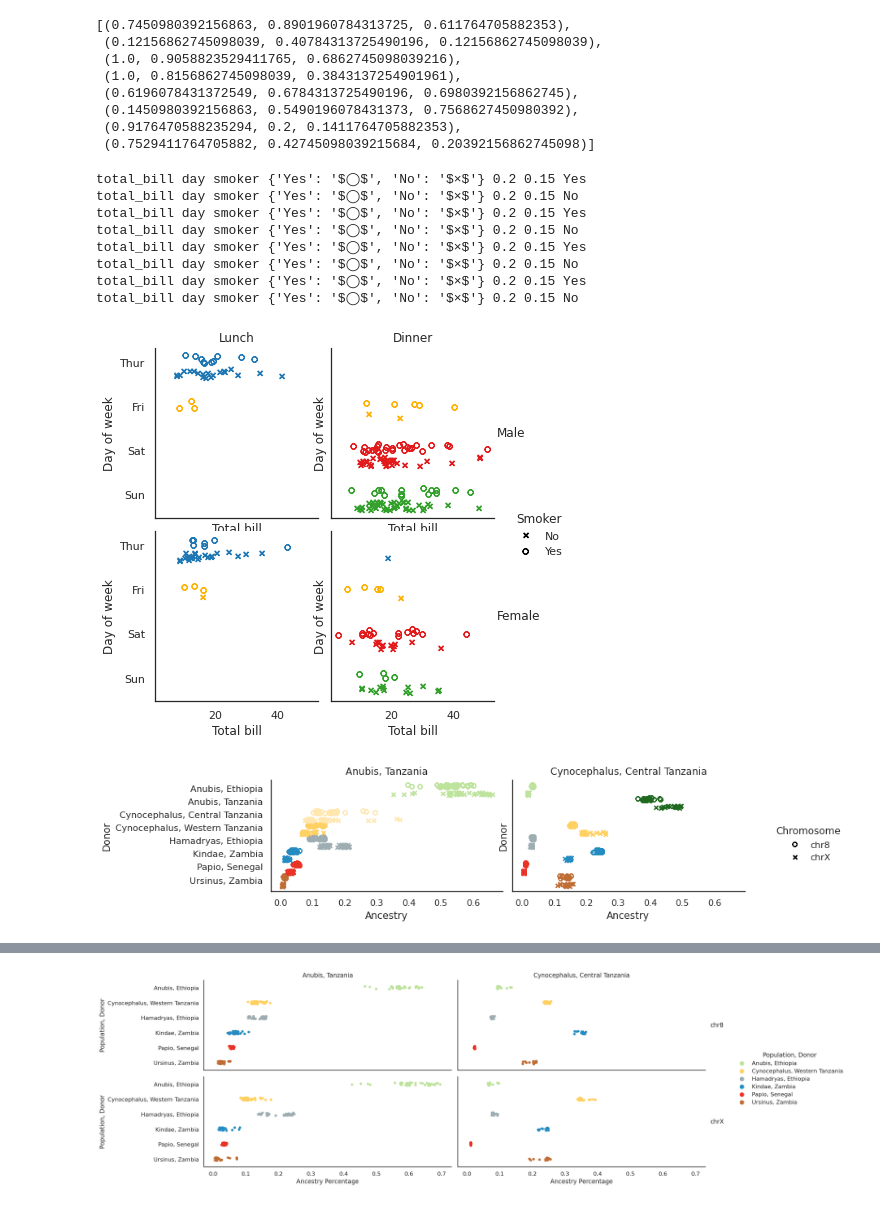
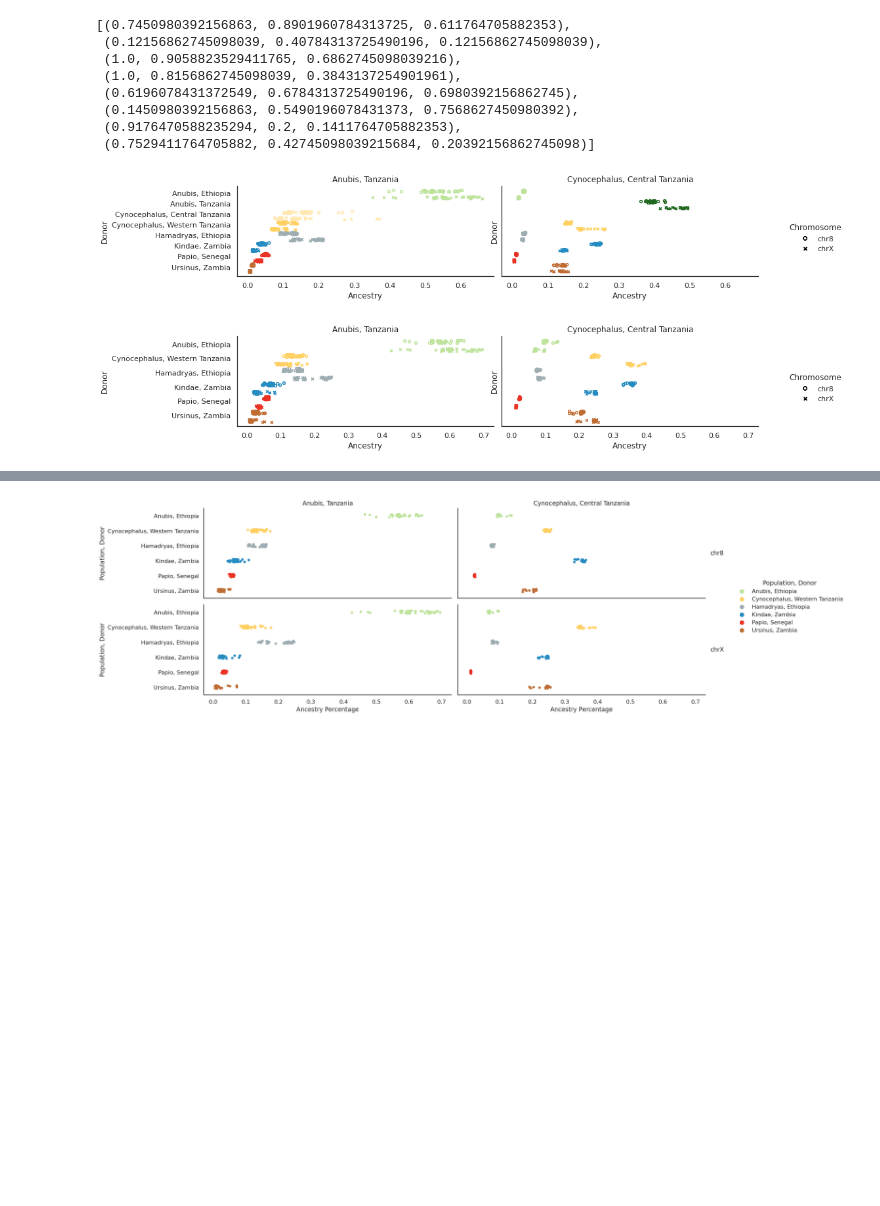
Before and after one commit to erikfogh/baboon_analysis, a Jupyter notebook: notebooks/paint11_fragment_counts.ipynb, the cells around one changed output, grey strips where cells are left out. Drawn from its saved outputs; the diff is of its cells as text; code cells hidden in the pictures; blank space fills up the shorter version.

Commit message:
Ancestry chr3

```diff
--- a/notebooks/paint11_fragment_counts.ipynb
+++ b/notebooks/paint11_fragment_counts.ipynb
@@ -400,65 +400,60 @@ mycols
  (0.9176470588235294, 0.2, 0.1411764705882353),
  (0.7529411764705882, 0.42745098039215684, 0.20392156862745098)]
 # %%
-tips = sns.load_dataset("tips")
+input_data = df_length_stats_8_ac
+input_data.chrom = input_data.chrom.astype("category")
+input_data["Population, Donor"] = input_data["Population, Donor"].astype("category")
 
-def fun(a, b, markercat, markers, jitter=0.2, dodge=0.15, label=None, data=None, **kwargs):
-    offsets = dict((zip(data[markercat].cat.categories, np.linspace(-1, 1, len(tips.smoker.cat.categories)))))
+def fun(a, b, markercat, markers, jitter=0.2, dodge=0.3, label=None, data=None, **kwargs):
+    offsets = dict((zip(data[markercat].cat.categories, np.linspace(-1, 1, len(data[markercat].cat.categories)))))
     colors = dict(zip(data[b].cat.categories.values, sns.color_palette()))
     ax = sns.stripplot(x=data[a], y=data[b],
                        palette=sns.color_palette(['white']),
                       )
     for name, group in data.groupby(b):
         sc = plt.scatter(group[a], np.array(
                         group[b].cat.codes.values) + \
                         jitter*np.random.random(size=len(group[b].cat.codes.values)) + \
                         offsets[label]*dodge,
                     color=colors[name],
-                    marker=markers[label], zorder=10)
+                    marker=markers[label], zorder=10, s=20)
 
-
-palette = sns.color_palette(['#1f78b4', '#FFB100', '#e31a1c', '#33a02c', "#8d9da3", '#b15928'])
-markers = {'Yes':"$\u25EF$", 'No':"$\u00D7$"}
+palette_subset = {key: color_dir[key] for key in sorted(input_data["Population, Donor"].unique())}
+palette = sns.color_palette(palette_subset.values())
+markers = {'chr8':"$\u25EF$", 'chrX':"$\u00D7$"}
 
 with sns.color_palette(palette):
-    g = sns.FacetGrid(col="time",  row="sex", hue='smoker', data=tips, margin_titles=True, legend_out=True)
-
-    g.map_dataframe(fun, "total_bill", "day",
-                    "smoker", markers # hue label and dictionary mapping "hues" to markers are required
+    g = sns.FacetGrid(col="Population, Recipient", hue="chrom", data=input_data,
+                      margin_titles=True, legend_out=True, aspect=2.5)
+    g.map_dataframe(fun, "Ancestry Percentage", "Population, Donor",
+                    "chrom", markers, data=input_data # hue label and dictionary mapping "hues" to markers are required
                    )
-
-    # nice labels:
+        # nice labels:
     for ax in g.axes.flat:
         plt.setp(ax.texts, text="") # remove the original texts, important to do this before setting titles
         g.set_titles(row_template = '{row_name}', col_template = '{col_name}')
     # axix labels and rotated labels (this has to be in a separate for-loop)
     for ax in g.axes.flat:
-        ax.set_xlabel('Total bill')
-        ax.set_ylabel('Day of week')
+        ax.set_xlabel('Ancestry')
+        ax.set_ylabel('Donor')
         plt.setp(ax.texts, rotation="0")
 
     # build legend content manually
     label_handles = []
     for label, marker in sorted(markers.items()):
         label_handles.append(matplotlib.lines.Line2D([], [], color='black',
                                                      marker=marker, linestyle='None',
                                                      # markersize=10,
                                                      label=label))
     # add legend
-    g.add_legend(handles=label_handles, title="Smoker", label_order=["No", "Yes"])
+    g.add_legend(handles=label_handles, title="Chromosome", label_order=["chr8", "chrX"])
+plt.savefig("../figures/baboon_ancestry/ancestry_tanzania_8pop.png", dpi=300, bbox_inches='tight')
 # %% [output]
-total_bill day smoker {'Yes': '$◯$', 'No': '$×$'} 0.2 0.15 Yes
-total_bill day smoker {'Yes': '$◯$', 'No': '$×$'} 0.2 0.15 No
-total_bill day smoker {'Yes': '$◯$', 'No': '$×$'} 0.2 0.15 Yes
-total_bill day smoker {'Yes': '$◯$', 'No': '$×$'} 0.2 0.15 No
-total_bill day smoker {'Yes': '$◯$', 'No': '$×$'} 0.2 0.15 Yes
-total_bill day smoker {'Yes': '$◯$', 'No': '$×$'} 0.2 0.15 No
-total_bill day smoker {'Yes': '$◯$', 'No': '$×$'} 0.2 0.15 Yes
-total_bill day smoker {'Yes': '$◯$', 'No': '$×$'} 0.2 0.15 No
-[figure, old version]
+[figure, new version]
 # %%
-input_data = df_length_stats_8_ac
+input_data = df_length_stats_7
 input_data.chrom = input_data.chrom.astype("category")
+input_data["Population, Donor"] = input_data["Population, Donor"].astype("category")
 
 def fun(a, b, markercat, markers, jitter=0.2, dodge=0.3, label=None, data=None, **kwargs):
     offsets = dict((zip(data[markercat].cat.categories, np.linspace(-1, 1, len(data[markercat].cat.categories)))))
@@ -472,14 +467,15 @@ def fun(a, b, markercat, markers, jitter=0.2, dodge=0.3, label=None, data=None,
                         jitter*np.random.random(size=len(group[b].cat.codes.values)) + \
                         offsets[label]*dodge,
                     color=colors[name],
-                    marker=markers[label], zorder=10)
+                    marker=markers[label], zorder=10, s=20)
 
-palette = sns.color_palette(color_dir.values())
+palette_subset = {key: color_dir[key] for key in sorted(input_data["Population, Donor"].unique())}
+palette = sns.color_palette(palette_subset.values())
 markers = {'chr8':"$\u25EF$", 'chrX':"$\u00D7$"}
 
 with sns.color_palette(palette):
     g = sns.FacetGrid(col="Population, Recipient", hue="chrom", data=input_data,
-                      margin_titles=True, legend_out=True, aspect=2)
+                      margin_titles=True, legend_out=True, aspect=2.5)
     g.map_dataframe(fun, "Ancestry Percentage", "Population, Donor",
                     "chrom", markers, data=input_data # hue label and dictionary mapping "hues" to markers are required
                    )
@@ -502,5 +498,6 @@ with sns.color_palette(palette):
                                                      label=label))
     # add legend
     g.add_legend(handles=label_handles, title="Chromosome", label_order=["chr8", "chrX"])
+plt.savefig("../figures/baboon_ancestry/ancestry_tanzania_7pop.png", dpi=300, bbox_inches='tight')
 # %% [output]
-[figure, old version]
+[figure, new version]
```
Also changed, not shown: parts of 6 cells of this notebook, 14 other files.
